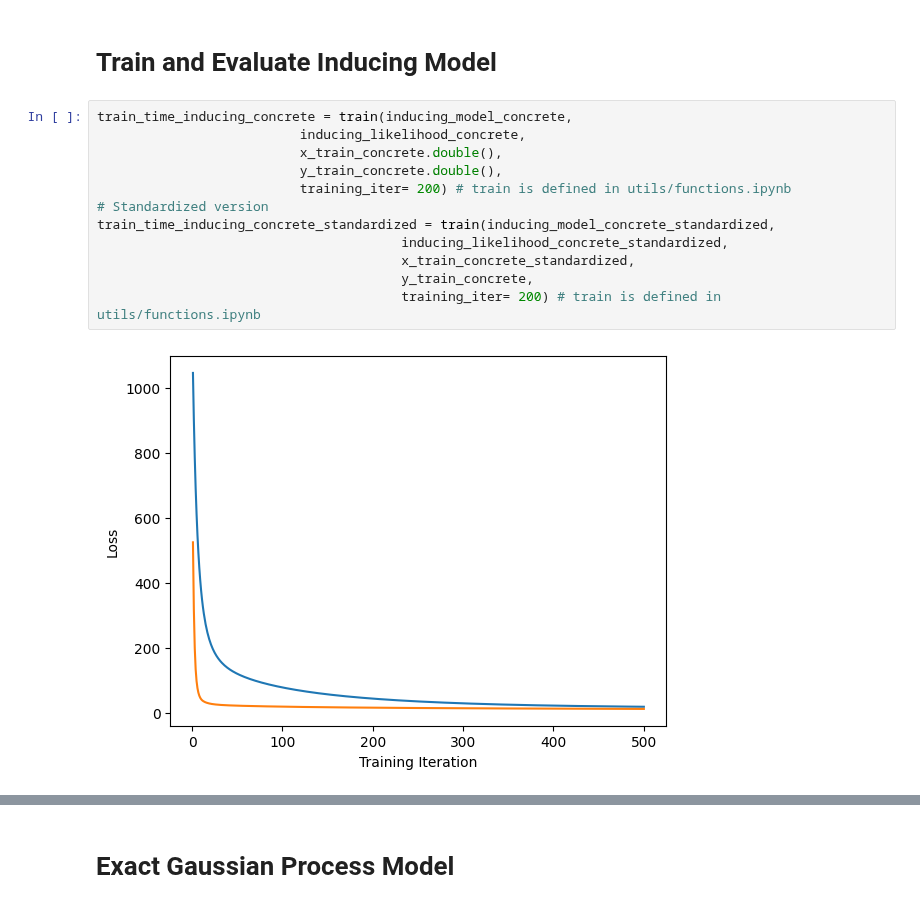
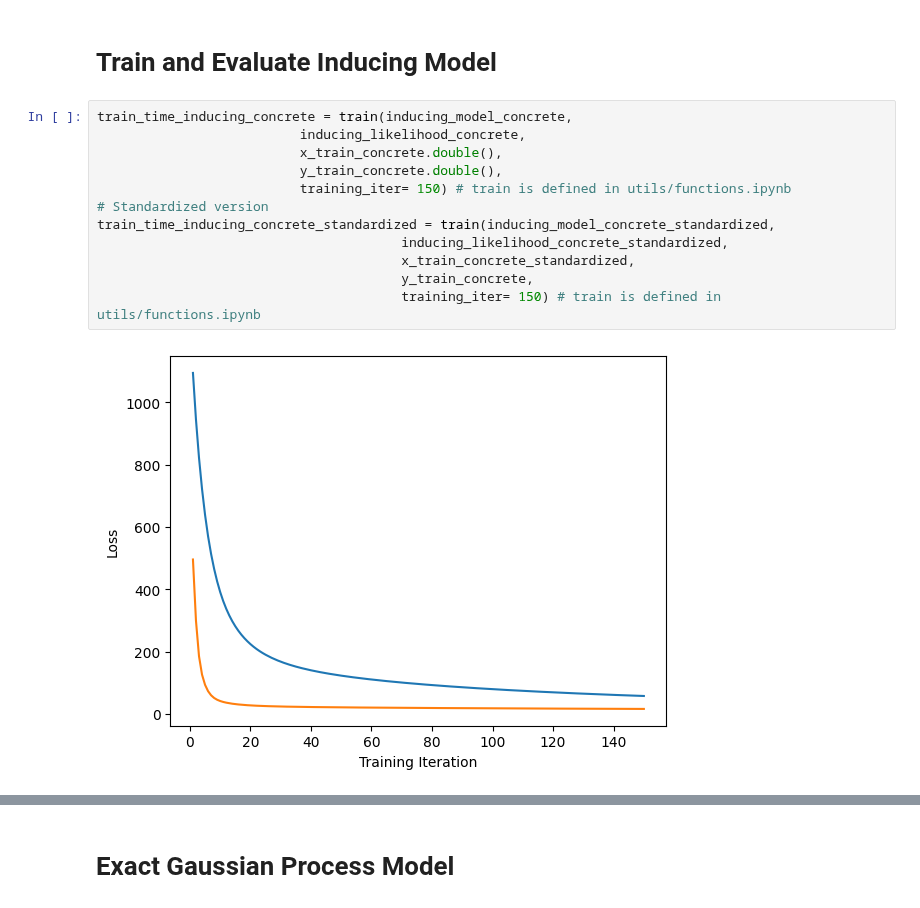
Before and after one commit to Sabelz/Master_Thesis_Alexander, a Jupyter notebook: GPs/ConcreteGPs.ipynb, the cells around one changed output, grey strips where cells are left out. Drawn from its saved outputs; the diff is of its cells as text.

Commit message:
150 training iterations

```diff
--- a/GPs/ConcreteGPs.ipynb
+++ b/GPs/ConcreteGPs.ipynb
@@ -317,17 +317,17 @@ inducing_model_concrete_standardized = inducing_model_concrete_standardized.to(d
 # %%
 train_time_inducing_concrete = train(inducing_model_concrete,
                           inducing_likelihood_concrete,
                           x_train_concrete.double(),
                           y_train_concrete.double(),
-                          training_iter= 200) # train is defined in utils/functions.ipynb
+                          training_iter= 150) # train is defined in utils/functions.ipynb
 # Standardized version
 train_time_inducing_concrete_standardized = train(inducing_model_concrete_standardized,
                                        inducing_likelihood_concrete_standardized,
                                        x_train_concrete_standardized,
                                        y_train_concrete,
-                                       training_iter= 200) # train is defined in utils/functions.ipynb
+                                       training_iter= 150) # train is defined in utils/functions.ipynb
 # %% [output]
-[figure, old version]
+[figure, new version]
 # %%
 with torch.no_grad(), gpytorch.settings.fast_pred_var():
   predictions_inducing_concrete = predict(inducing_model_concrete, inducing_likelihood_concrete,
```
Also changed, not shown: parts of 24 cells of this notebook.
